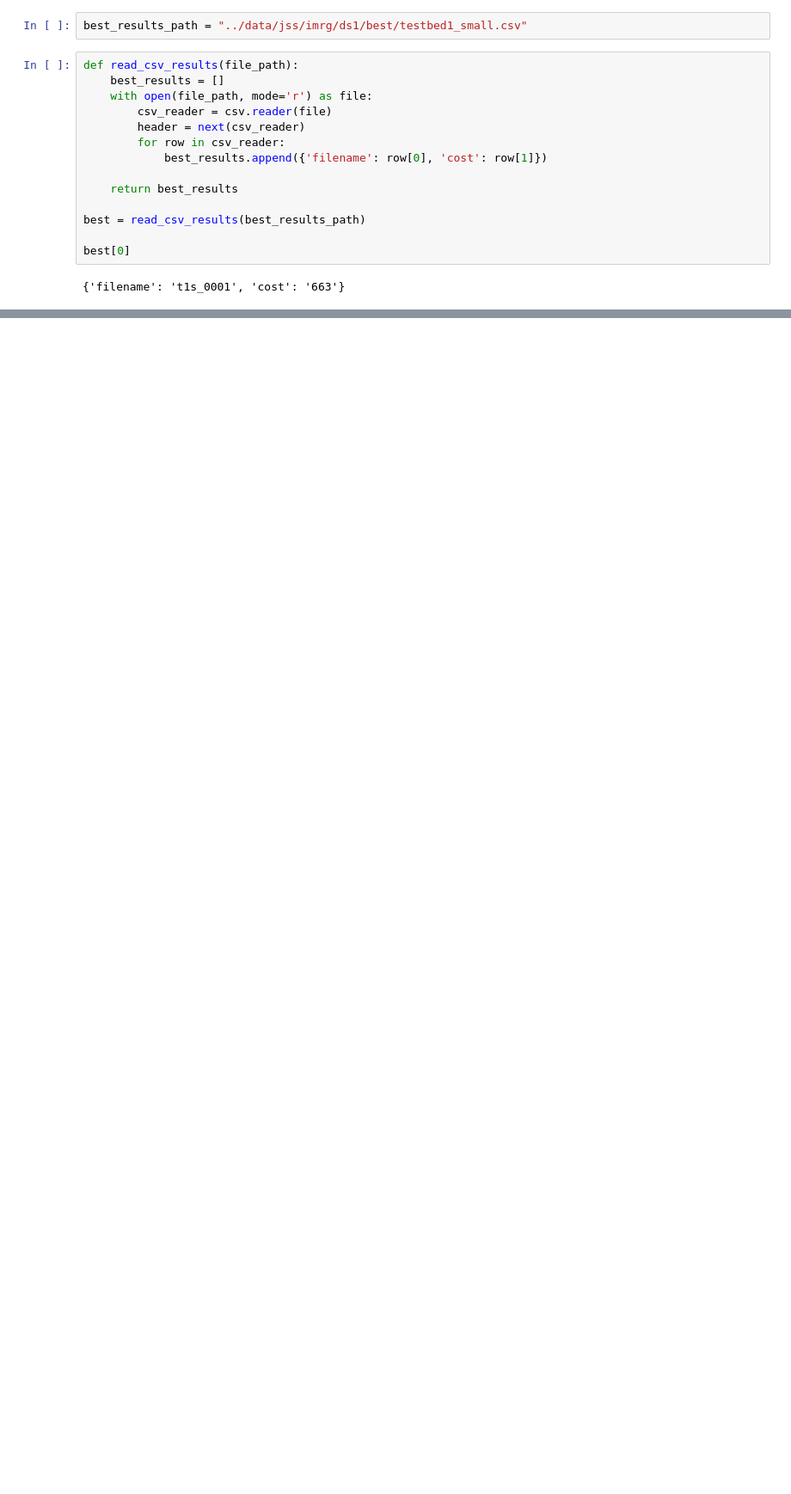
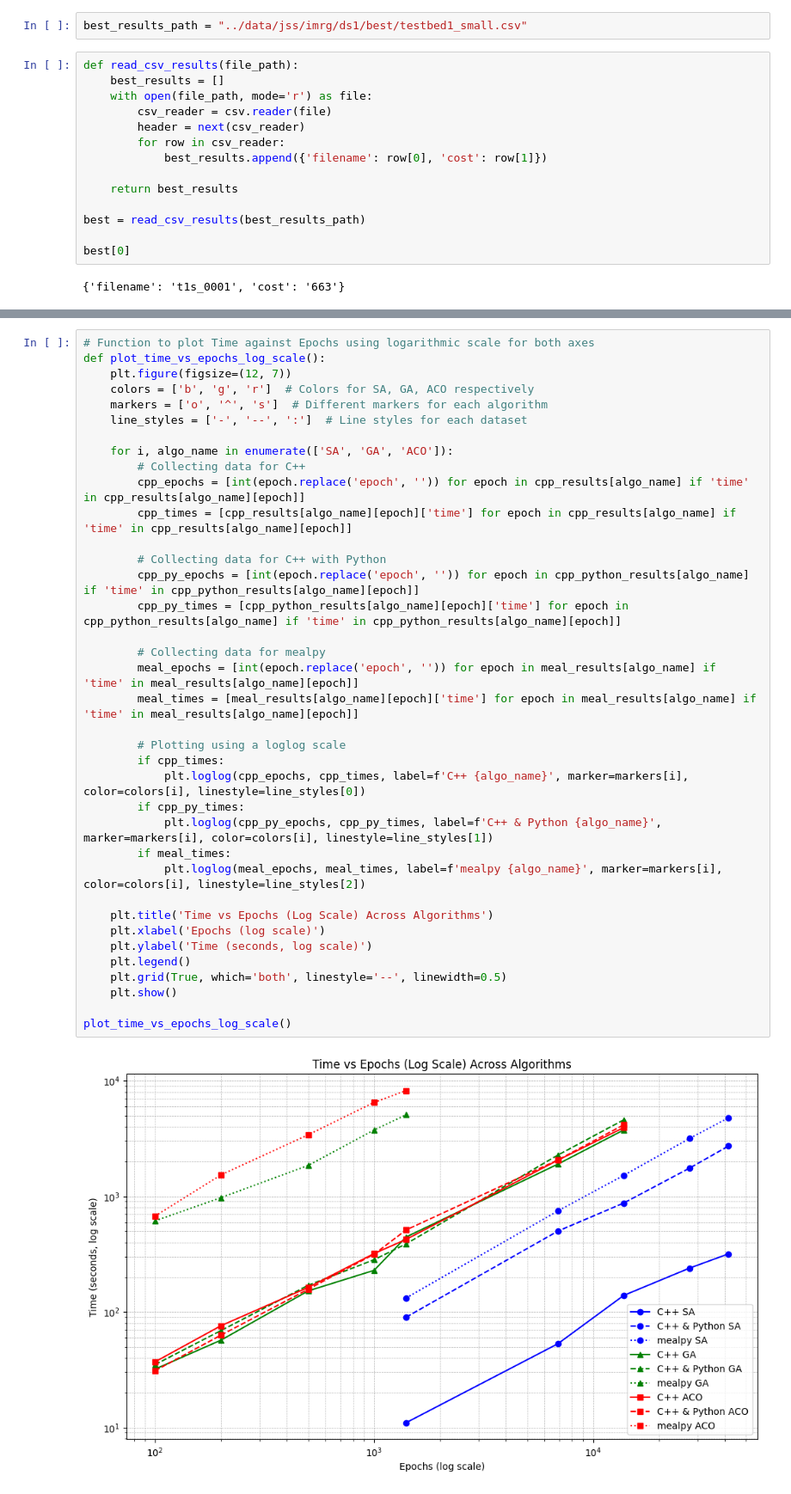
Before and after one commit to raulmarinau/mhac, a Jupyter notebook: experiment/compare_results.ipynb, the cells around one changed output, grey strips where cells are left out. Shown: that part at 86% size. Saved outputs shown, nothing was run; the diff lists cells and outputs as text; blank space fills up the shorter version.

```diff
--- a/experiment/compare_results.ipynb
+++ b/experiment/compare_results.ipynb
@@ -79,0 +455,39 @@ Root Mean Squared Error (RMSE): 4714.812371369853
+# %%
+# Function to plot Time against Epochs using logarithmic scale for both axes
+def plot_time_vs_epochs_log_scale():
+    plt.figure(figsize=(12, 7))
+    colors = ['b', 'g', 'r']  # Colors for SA, GA, ACO respectively
+    markers = ['o', '^', 's']  # Different markers for each algorithm
+    line_styles = ['-', '--', ':']  # Line styles for each dataset
+
+    for i, algo_name in enumerate(['SA', 'GA', 'ACO']):
+        # Collecting data for C++
+        cpp_epochs = [int(epoch.replace('epoch', '')) for epoch in cpp_results[algo_name] if 'time' in cpp_results[algo_name][epoch]]
+        cpp_times = [cpp_results[algo_name][epoch]['time'] for epoch in cpp_results[algo_name] if 'time' in cpp_results[algo_name][epoch]]
+
+        # Collecting data for C++ with Python
+        cpp_py_epochs = [int(epoch.replace('epoch', '')) for epoch in cpp_python_results[algo_name] if 'time' in cpp_python_results[algo_name][epoch]]
+        cpp_py_times = [cpp_python_results[algo_name][epoch]['time'] for epoch in cpp_python_results[algo_name] if 'time' in cpp_python_results[algo_name][epoch]]
+
+        # Collecting data for mealpy
+        meal_epochs = [int(epoch.replace('epoch', '')) for epoch in meal_results[algo_name] if 'time' in meal_results[algo_name][epoch]]
+        meal_times = [meal_results[algo_name][epoch]['time'] for epoch in meal_results[algo_name] if 'time' in meal_results[algo_name][epoch]]
+
+        # Plotting using a loglog scale
+        if cpp_times:
+            plt.loglog(cpp_epochs, cpp_times, label=f'C++ {algo_name}', marker=markers[i], color=colors[i], linestyle=line_styles[0])
+        if cpp_py_times:
+            plt.loglog(cpp_py_epochs, cpp_py_times, label=f'C++ & Python {algo_name}', marker=markers[i], color=colors[i], linestyle=line_styles[1])
+        if meal_times:
+            plt.loglog(meal_epochs, meal_times, label=f'mealpy {algo_name}', marker=markers[i], color=colors[i], linestyle=line_styles[2])
+
+    plt.title('Time vs Epochs (Log Scale) Across Algorithms')
+    plt.xlabel('Epochs (log scale)')
+    plt.ylabel('Time (seconds, log scale)')
+    plt.legend()
+    plt.grid(True, which='both', linestyle='--', linewidth=0.5)
+    plt.show()
+
+plot_time_vs_epochs_log_scale()
+# %% [output]
+[figure, added]
```
Also changed, not shown: parts of 13 cells of this notebook, 12 other files.
